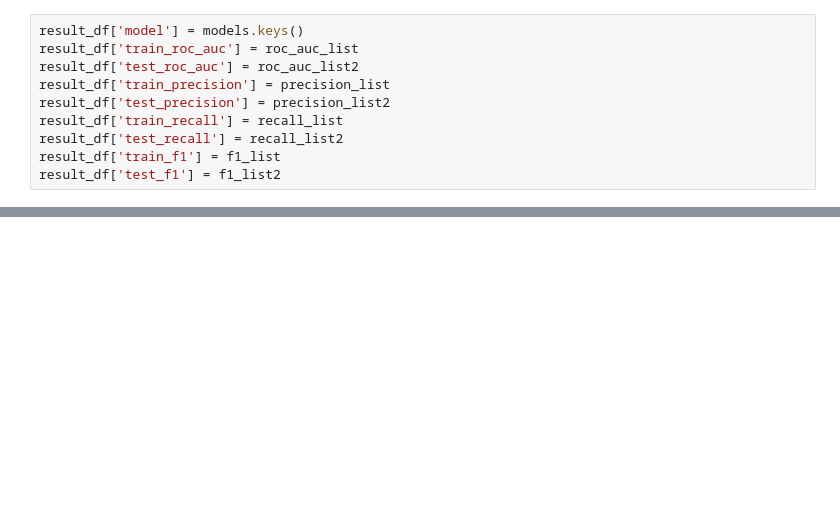
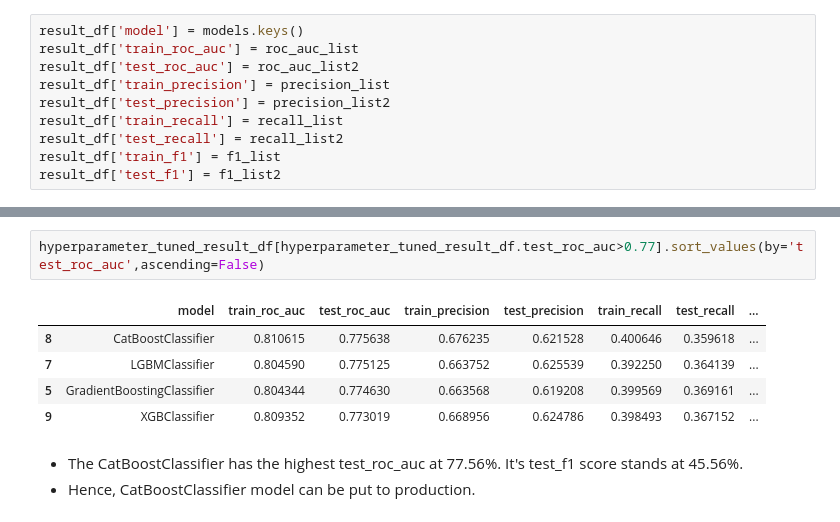
Before and after one commit to shaloy-lewis/credit-card-default-prediction, a Jupyter notebook: experiment/experiments.ipynb, the cells around one changed output, grey strips where cells are left out. Drawn from its saved outputs; the diff is of its cells as text; blank space fills up the shorter version.

```diff
--- a/experiment/experiments.ipynb
+++ b/experiment/experiments.ipynb
@@ -718,0 +830,11 @@ result_df
+# %%
+hyperparameter_tuned_result_df[hyperparameter_tuned_result_df.test_roc_auc>0.77].sort_values(by='test_roc_auc',ascending=False)
+# %% [output]
+|  | model | train_roc_auc | test_roc_auc | train_precision | test_precision | train_recall | test_recall | ... |
+| 8 | CatBoostClassifier | 0.810615 | 0.775638 | 0.676235 | 0.621528 | 0.400646 | 0.359618 | ... |
+| 7 | LGBMClassifier | 0.804590 | 0.775125 | 0.663752 | 0.625539 | 0.392250 | 0.364139 | ... |
+| 5 | GradientBoostingClassifier | 0.804344 | 0.774630 | 0.663568 | 0.619208 | 0.399569 | 0.369161 | ... |
+| 9 | XGBClassifier | 0.809352 | 0.773019 | 0.668956 | 0.624786 | 0.398493 | 0.367152 | ... |
+# %% [markdown]
+- The CatBoostClassifier has the highest test_roc_auc at 77.56%. It's test_f1 score stands at 45.56%.
+- Hence, CatBoostClassifier model can be put to production.
```
Also changed, not shown: parts of 12 cells of this notebook, 4 other files.
